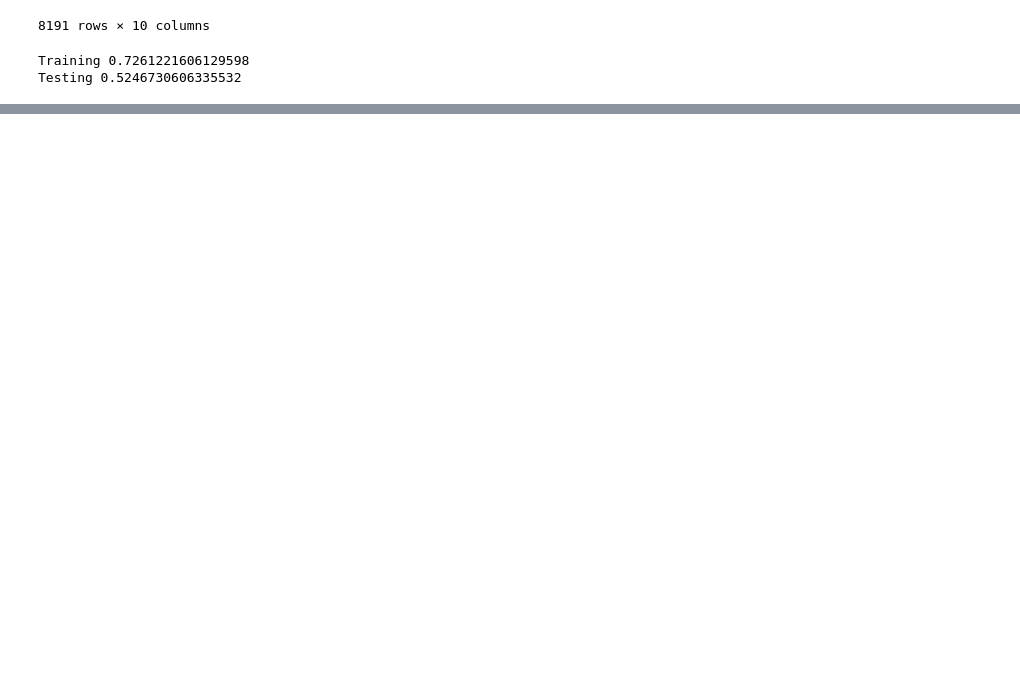
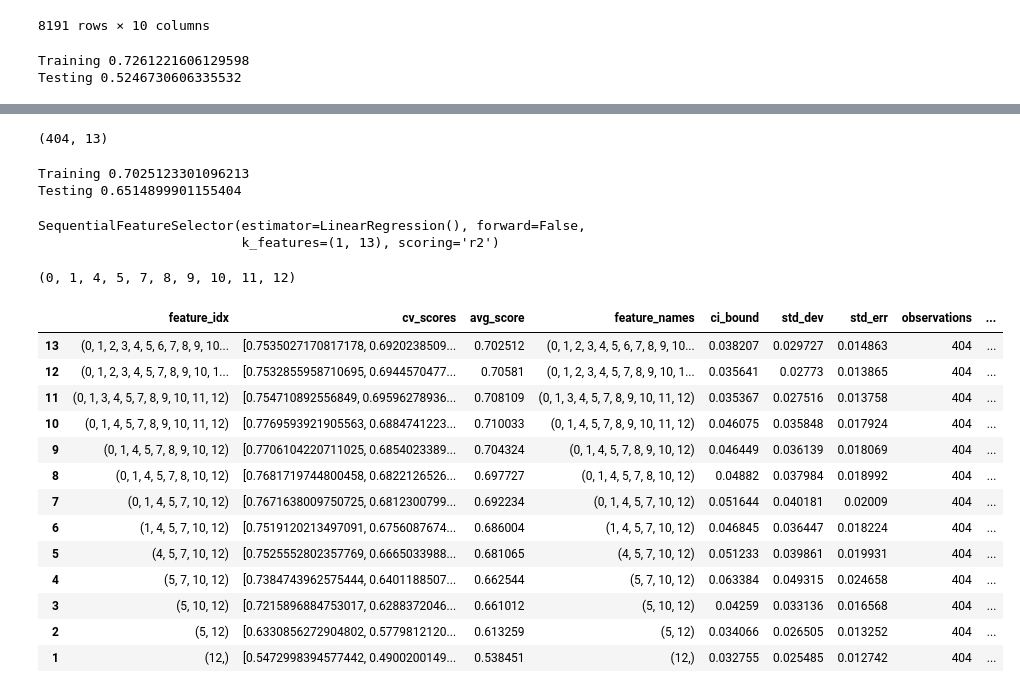
Before and after one commit to Apurba1903/Machine_Learning, a Jupyter notebook: Feature Selection/wrapper-method.ipynb, the cells around one changed output, grey strips where cells are left out. Drawn from its saved outputs; the diff is of its cells as text; code cells hidden in the pictures; blank space fills up the shorter version.

```diff
--- a/Feature Selection/wrapper-method.ipynb
+++ b/Feature Selection/wrapper-method.ipynb
@@ -206,0 +211,21 @@ Testing 0.5246730606335532
+# %%
+import pandas as pd
+import numpy as np
+from sklearn.model_selection import train_test_split
+from sklearn.linear_model import LinearRegression
+from sklearn.metrics import mean_absolute_error
+from mlxtend.feature_selection import SequentialFeatureSelector as SFS
+
+# Load the Dataset
+data = pd.read_csv('https://raw.githubusercontent.com/selva86/datasets/master/BostonHousing.csv')
+
+# Separate the Target Variable
+X = data.drop('medv', axis=1)
+y = data['medv']
+
+# Split the Data into Train and Test sets
+X_train, X_test, y_train, y_test = train_test_split(X, y, test_size=0.2, random_state=1)
+
+print(X_train.shape)
+# %% [output]
+(404, 13)
@@ -206,0 +236,45 @@ Testing 0.5246730606335532
+# %%
+model = LinearRegression()
+
+print('Training', np.mean(cross_val_score(model, X_train, y_train, cv=5, scoring='r2')))
+print('Testing', np.mean(cross_val_score(model, X_test, y_test, cv=5, scoring='r2')))
+# %% [output]
+Training 0.7025123301096213
+Testing 0.6514899901155404
+# %%
+lr = LinearRegression()
+
+# Performing Backward Elimination
+sfs = SFS(lr, k_features='best', forward=False, floating=False, scoring='r2', cv=5)
+
+sfs.fit(X_train, y_train)
+# %% [output]
+SequentialFeatureSelector(estimator=LinearRegression(), forward=False,
+                          k_features=(1, 13), scoring='r2')
+# %%
+sfs.k_feature_idx_
+# %% [output]
+(0, 1, 4, 5, 7, 8, 9, 10, 11, 12)
+# %%
+metric_df = pd.DataFrame.from_dict(sfs.get_metric_dict()).T
+
+metric_df['observations'] = 404
+metric_df['num_features'] = metric_df['feature_idx'].apply(lambda x:len(x))
+metric_df['adjusted_r2'] = adjusted_r2(metric_df['avg_score'], metric_df['observations'], metric_df['num_features'])
+
+metric_df
+# %% [output]
+|  | feature_idx | cv_scores | avg_score | feature_names | ci_bound | std_dev | std_err | observations | ... |
+| 13 | (0, 1, 2, 3, 4, 5, 6, 7, 8, 9, 10... | [0.7535027170817178, 0.6920238509... | 0.702512 | (0, 1, 2, 3, 4, 5, 6, 7, 8, 9, 10... | 0.038207 | 0.029727 | 0.014863 | 404 | ... |
+| 12 | (0, 1, 2, 3, 4, 5, 7, 8, 9, 10, 1... | [0.7532855958710695, 0.6944570477... | 0.70581 | (0, 1, 2, 3, 4, 5, 7, 8, 9, 10, 1... | 0.035641 | 0.02773 | 0.013865 | 404 | ... |
+| 11 | (0, 1, 3, 4, 5, 7, 8, 9, 10, 11, 12) | [0.754710892556849, 0.69596278936... | 0.708109 | (0, 1, 3, 4, 5, 7, 8, 9, 10, 11, 12) | 0.035367 | 0.027516 | 0.013758 | 404 | ... |
+| 10 | (0, 1, 4, 5, 7, 8, 9, 10, 11, 12) | [0.7769593921905563, 0.6884741223... | 0.710033 | (0, 1, 4, 5, 7, 8, 9, 10, 11, 12) | 0.046075 | 0.035848 | 0.017924 | 404 | ... |
+| 9 | (0, 1, 4, 5, 7, 8, 9, 10, 12) | [0.7706104220711025, 0.6854023389... | 0.704324 | (0, 1, 4, 5, 7, 8, 9, 10, 12) | 0.046449 | 0.036139 | 0.018069 | 404 | ... |
+| 8 | (0, 1, 4, 5, 7, 8, 10, 12) | [0.7681719744800458, 0.6822126526... | 0.697727 | (0, 1, 4, 5, 7, 8, 10, 12) | 0.04882 | 0.037984 | 0.018992 | 404 | ... |
+| 7 | (0, 1, 4, 5, 7, 10, 12) | [0.7671638009750725, 0.6812300799... | 0.692234 | (0, 1, 4, 5, 7, 10, 12) | 0.051644 | 0.040181 | 0.02009 | 404 | ... |
+| 6 | (1, 4, 5, 7, 10, 12) | [0.7519120213497091, 0.6756087674... | 0.686004 | (1, 4, 5, 7, 10, 12) | 0.046845 | 0.036447 | 0.018224 | 404 | ... |
+| 5 | (4, 5, 7, 10, 12) | [0.7525552802357769, 0.6665033988... | 0.681065 | (4, 5, 7, 10, 12) | 0.051233 | 0.039861 | 0.019931 | 404 | ... |
+| 4 | (5, 7, 10, 12) | [0.7384743962575444, 0.6401188507... | 0.662544 | (5, 7, 10, 12) | 0.063384 | 0.049315 | 0.024658 | 404 | ... |
+| 3 | (5, 10, 12) | [0.7215896884753017, 0.6288372046... | 0.661012 | (5, 10, 12) | 0.04259 | 0.033136 | 0.016568 | 404 | ... |
+| 2 | (5, 12) | [0.6330856272904802, 0.5779812120... | 0.613259 | (5, 12) | 0.034066 | 0.026505 | 0.013252 | 404 | ... |
+| 1 | (12,) | [0.5472998394577442, 0.4900200149... | 0.538451 | (12,) | 0.032755 | 0.025485 | 0.012742 | 404 | ... |
```
Also changed, not shown: parts of 20 cells of this notebook.
